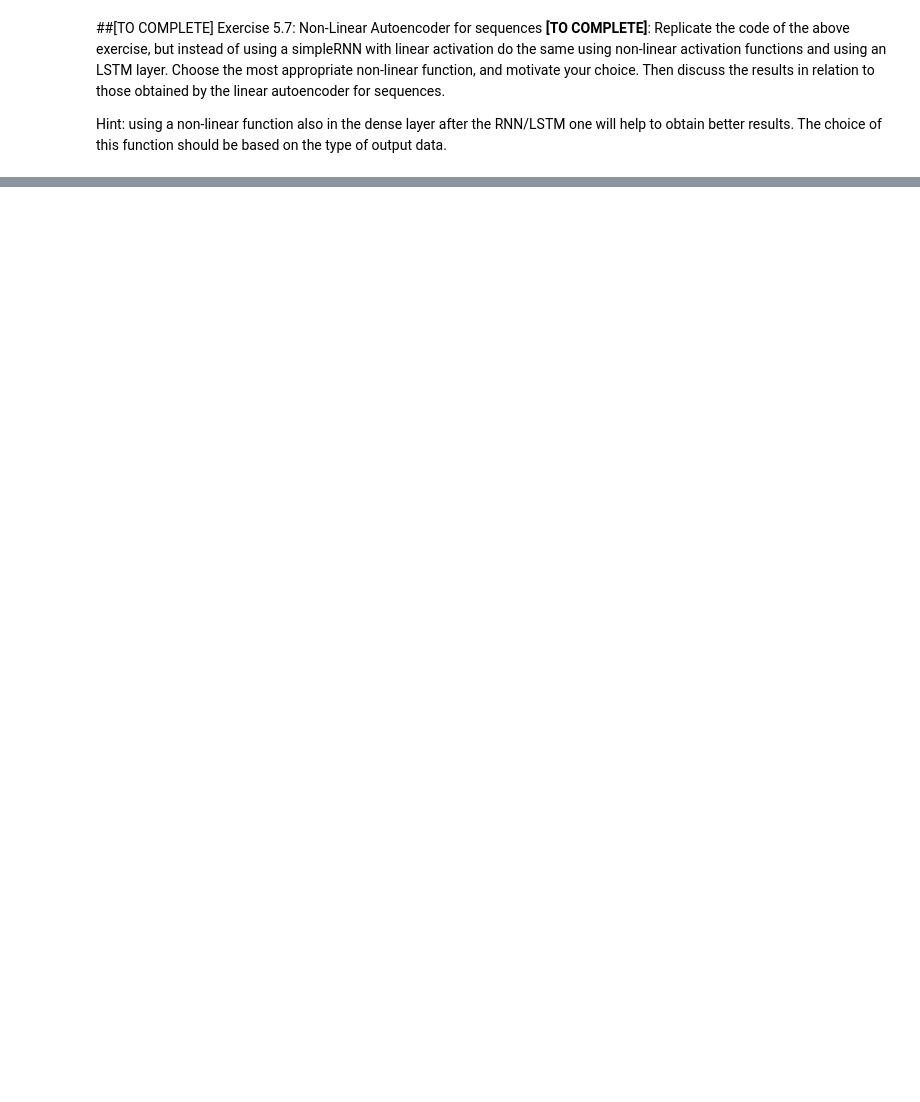
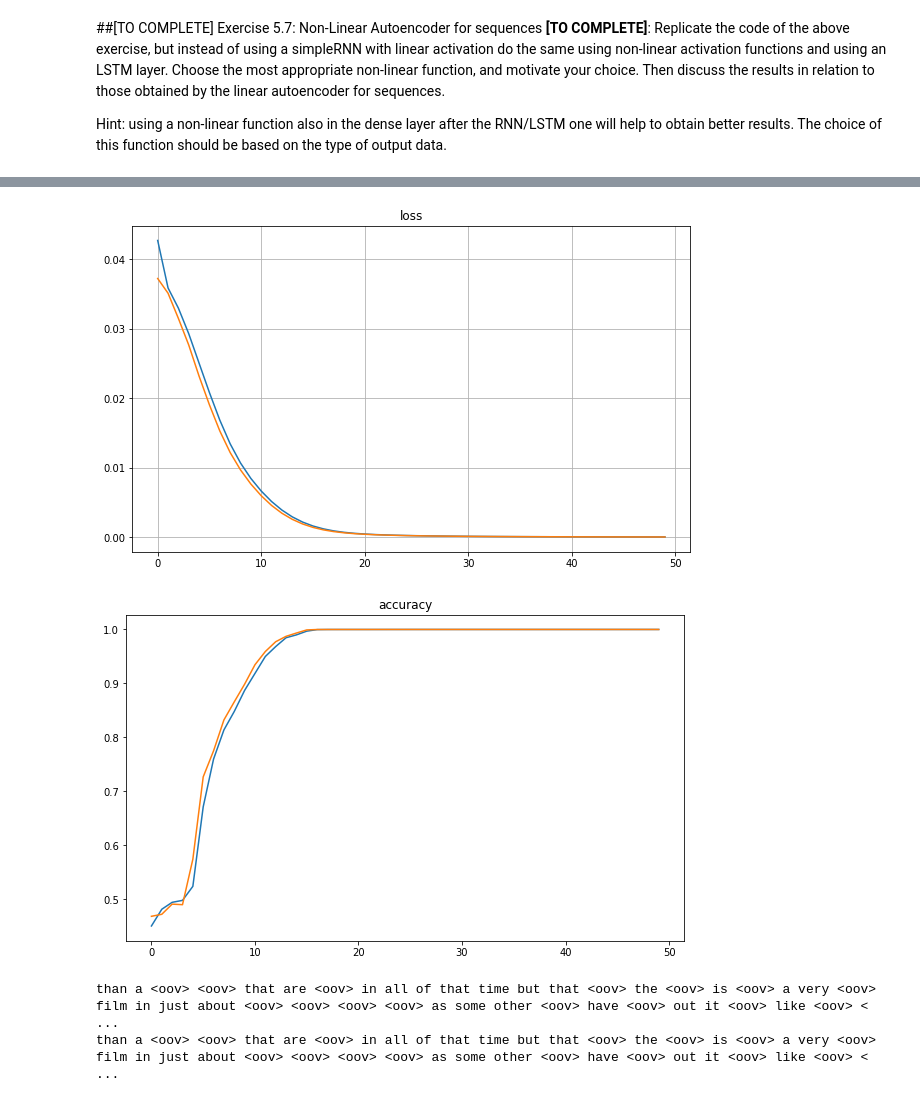
Before and after one commit to GionataGrotto/Deep-Learning, a Jupyter notebook: HW5.ipynb, the cells around one changed output, grey strips where cells are left out. Saved outputs shown, nothing was run; the diff lists cells and outputs as text; code cells hidden in the pictures; blank space fills up the shorter version.

```diff
--- a/HW5.ipynb
+++ b/HW5.ipynb
@@ -317,3 +591,15 @@ print(decode_review(decode_index))
 **[TO COMPLETE]**: Replicate the code of the above exercise, but instead of using a simpleRNN with linear activation do the same  using  non-linear activation functions and using an LSTM layer. Choose the most appropriate non-linear function, and motivate your choice. Then discuss the results in relation to those obtained by the linear autoencoder for sequences.
 
 Hint: using a non-linear function also in the dense layer after the RNN/LSTM one will help to obtain better results. The choice of this function should be based on the type of output data.
+# %%
+inputs = tf.keras.layers.Input(shape=(maxlen, num_words))
+encoded = tf.keras.layers.LSTM(50, return_sequences=True, activation='tanh')(inputs)
+
+decoded = tf.keras.layers.TimeDistributed(tf.keras.layers.Dense(num_words, activation='softmax'))(encoded)
+
+sequence_autoencoder = tf.keras.models.Model(inputs, decoded)
+encoder = tf.keras.models.Model(inputs, encoded)
+
+sequence_autoencoder.compile(optimizer=tf.keras.optimizers.Adam(learning_rate=0.001), loss='binary_crossentropy', metrics=["CategoricalAccuracy"])
+
+sequence_autoencoder.summary()
@@ -319,0 +623,2 @@ Hint: using a non-linear function also in the dense layer after the RNN/LSTM one
+# %%
+history = sequence_autoencoder.fit(X_train_one_hot, X_train_one_hot, epochs=50, batch_size=128, shuffle=True, validation_data=(X_valid_one_hot, X_valid_one_hot))
@@ -319,0 +643,14 @@ Hint: using a non-linear function also in the dense layer after the RNN/LSTM one
+# %%
+def plot_categorical_accuracy(history):
+  plt.figure(figsize=(10,6))
+  plt.plot(history.epoch,history.history['categorical_accuracy'])
+  plt.plot(history.epoch,history.history['val_categorical_accuracy'])
+  plt.title('accuracy')
+
+plot_loss(history)
+
+plot_categorical_accuracy(history)
+
+scores = sequence_autoencoder.evaluate(X_test_one_hot, X_test_one_hot, verbose=2)
+print("%s: %.2f%%" % (sequence_autoencoder.metrics_names[1], scores[1]*100))
+# %% [output]
@@ -319,0 +659,12 @@ Hint: using a non-linear function also in the dense layer after the RNN/LSTM one
+[figure, added]
+[figure, added]
+# %%
+decoded_text = sequence_autoencoder.predict(X_test_one_hot)
+decode_index = np.argmax(decoded_text[500], axis=1)
+input_text = np.argmax(X_test_one_hot[500], axis=1)
+
+print(decode_review(input_text))
+print(decode_review(decode_index))
+# %% [output]
+than a <oov> <oov> that are <oov> in all of that time but that <oov> the <oov> is <oov> a very <oov> film in just about <oov> <oov> <oov> <oov> as some other <oov> have <oov> out it <oov> like <oov> < ...
+than a <oov> <oov> that are <oov> in all of that time but that <oov> the <oov> is <oov> a very <oov> film in just about <oov> <oov> <oov> <oov> as some other <oov> have <oov> out it <oov> like <oov> < ...
```
Also changed, not shown: parts of 33 cells of this notebook.
